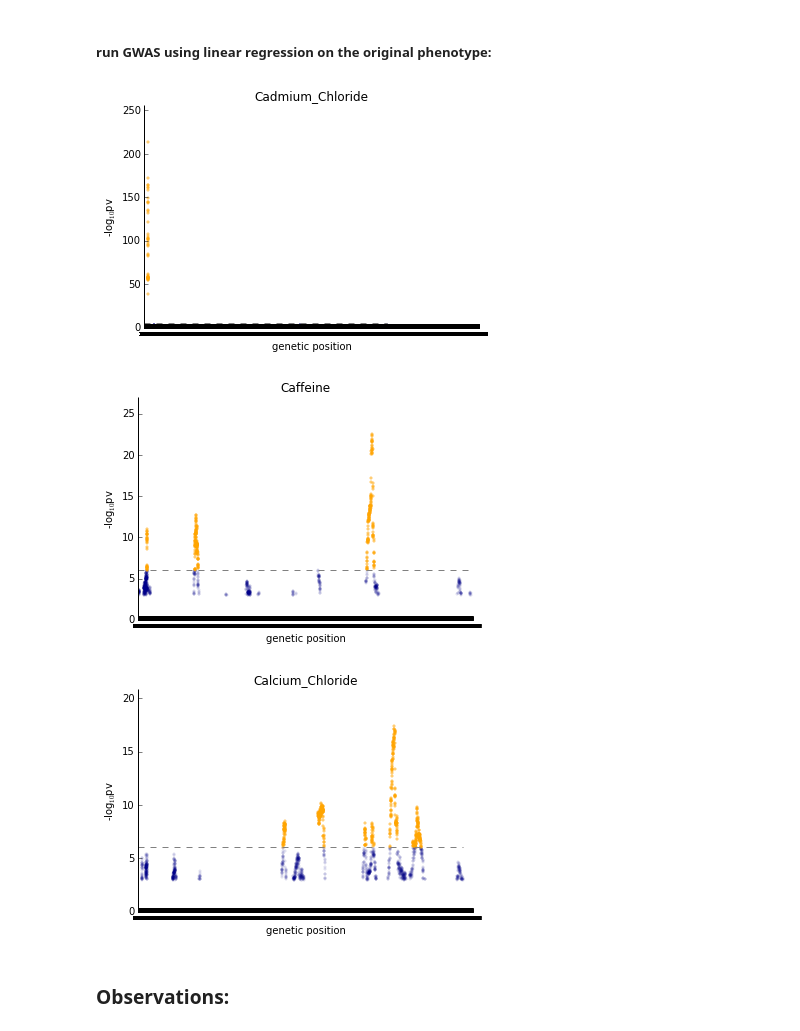
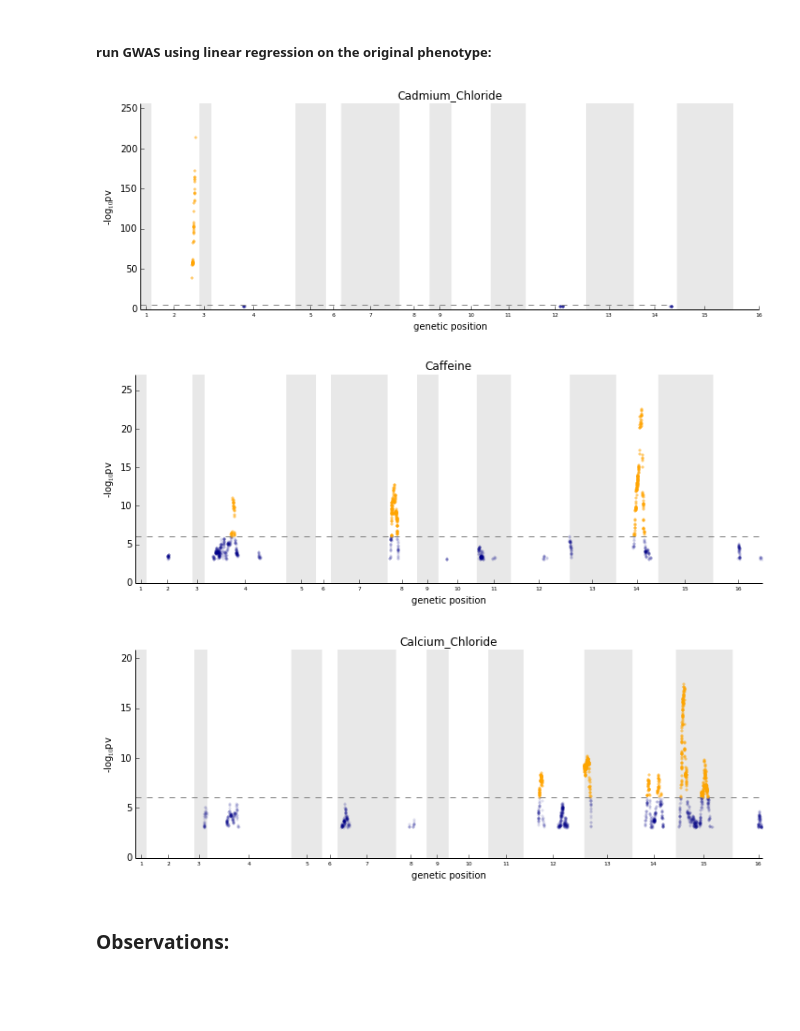
Before and after one commit to PMBio/limix-tutorials, a Jupyter notebook: EMBO_course/QTL_mapping1.ipynb, the cells around one changed output. Cells and saved outputs as stored; diff of their text form; code cells hidden in the pictures; blank space fills up the shorter version.

```diff
--- a/EMBO_course/QTL_mapping1.ipynb
+++ b/EMBO_course/QTL_mapping1.ipynb
@@ -20,7 +22,8 @@ dataset = data.QTLData(geno_reader=geno_reader,pheno_reader=pheno_reader)
 #getting genotypes
 snps = dataset.getGenotypes() #SNPs
 position = dataset.getPos()
-chromBounds = data_util.estCumPos(position=position,offset=100000)
+position['chrom']
+position,chromBounds = data_util.estCumPos(position=position,offset=0)
 
 #phenotype
 P_max = 3
@@ -100,13 +103,13 @@ pvalues_lm = pd.DataFrame(data=lm.pvalues.T,index=dataset.geno_ID,
 # %%
 # Genome-wide manhatton plots for one phenotype:
 for ip, p_ID in enumerate(dataset.phenotype_ID[0:P_max]):
-    pl.figure()
+    pl.figure(figsize=[12,4])
     plot_manhattan(posCum=position['pos_cum'],pv=pvalues_lm[p_ID].values,chromBounds=chromBounds,thr_plotting=0.001)
     pl.title(p_ID)
 # %% [output]
-[figure, old version]
+[figure, new version]
-[figure, old version]
+[figure, new version]
-[figure, old version]
+[figure, new version]
 # %% [markdown]
 ### Observations:
 # %% [markdown]
```
Also changed, not shown: parts of 14 cells of this notebook, 3 other files.
